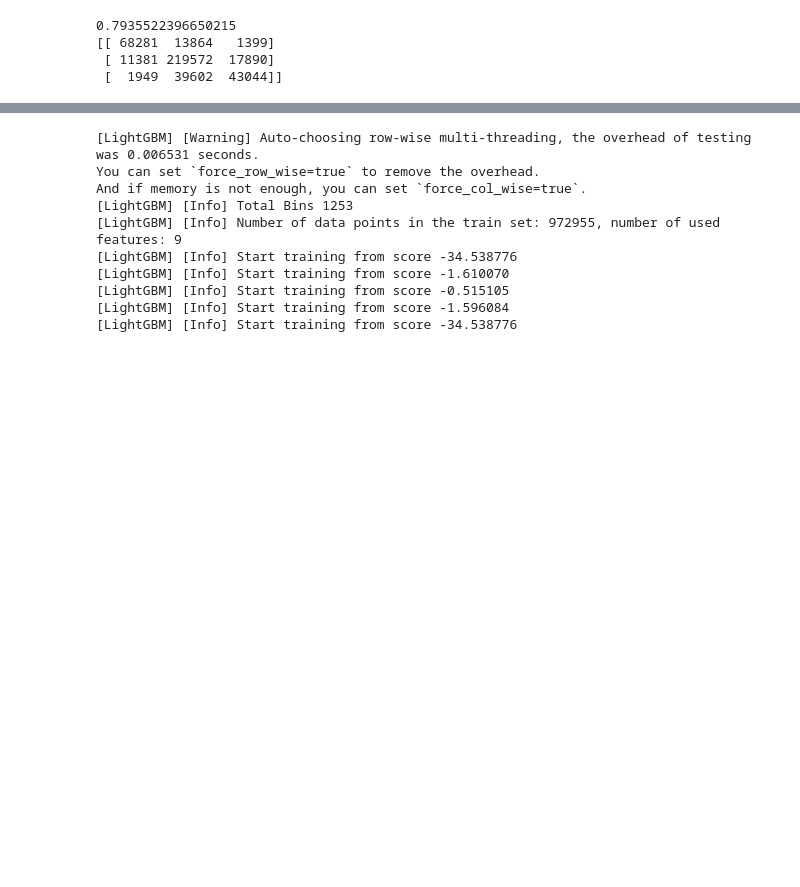
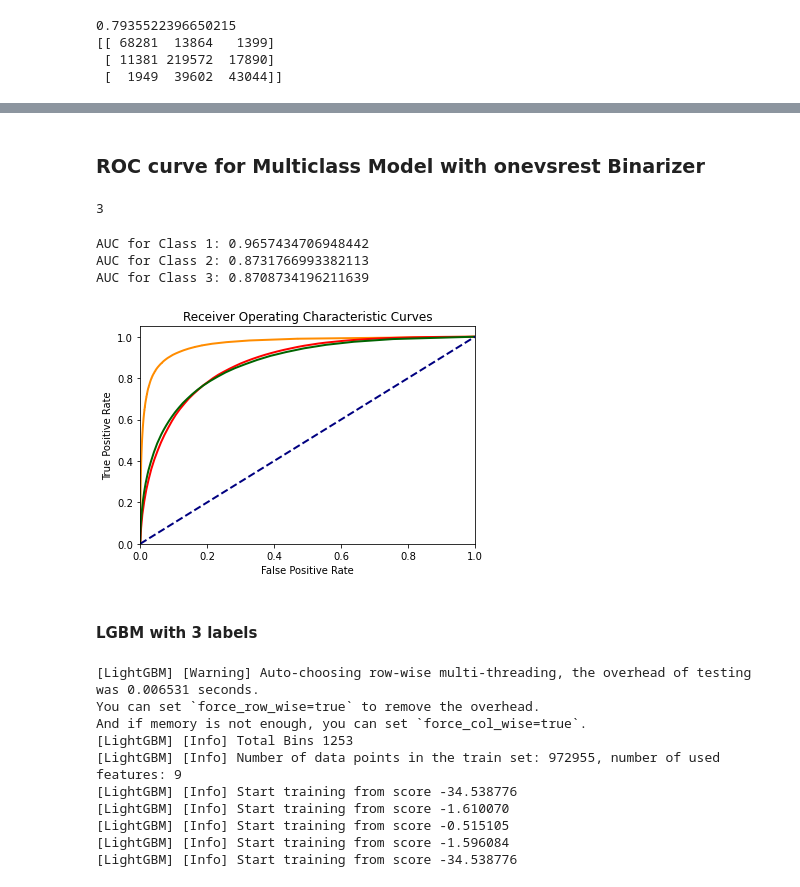
Before and after one commit to Deepsjai/ds4_team12_project, a Jupyter notebook: DS4A_Wildfire_Models.ipynb, the cells around one changed output, grey strips where cells are left out. Drawn from its saved outputs; the diff is of its cells as text; code cells hidden in the pictures; blank space fills up the shorter version.

```diff
--- a/DS4A_Wildfire_Models.ipynb
+++ b/DS4A_Wildfire_Models.ipynb
@@ -389,3 +401,45 @@ print(cm)
+# %% [markdown]
+### ROC curve for Multiclass Model with onevsrest Binarizer
+# %%
+X = df_less1.drop(['LABEL'], axis=1).values
+y = df_less1['LABEL'].values
+X_train, X_test, y_train, y_test = train_test_split(X,y,test_size=0.3, random_state=2)
+clf_rf = ske.RandomForestClassifier(n_estimators=50)
+clf_rf = clf_rf.fit(X_train, y_train)
+# %%
+y_score = clf_rf.predict_proba(X_test)
+# %%
+y_test_bin = label_binarize(y_test, classes=[1, 2, 3])
+n_classes = y_test_bin.shape[1]
+# %%
+n_classes
+# %% [output]
+3
+# %%
+fpr = dict()
+tpr = dict()
+roc_auc = dict()
+
+color = ['darkorange','red', 'darkgreen']
+for i in range(n_classes):
+  fpr[i], tpr[i], _ = roc_curve(y_test_bin[:, i], y_score[:, i])
+  plt.plot(fpr[i], tpr[i], color=color[i], lw=2)
+  print('AUC for Class {}: {}'.format(i+1, auc(fpr[i], tpr[i])))
+
+plt.plot([0, 1], [0, 1], color='navy', lw=2, linestyle='--')
+plt.xlim([0.0, 1.0])
+plt.ylim([0.0, 1.05])
+plt.xlabel('False Positive Rate')
+plt.ylabel('True Positive Rate')
+plt.title('Receiver Operating Characteristic Curves')
+plt.show()
+# %% [output]
+AUC for Class 1: 0.9657434706948442
+AUC for Class 2: 0.8731766993382113
+AUC for Class 3: 0.8708734196211639
+[figure, added]
+# %% [markdown]
+#### LGBM with 3 labels
 # %%
 sc_1 = StandardScaler()
 sc_1.fit(X)
```
Also changed, not shown: parts of 41 cells of this notebook.
